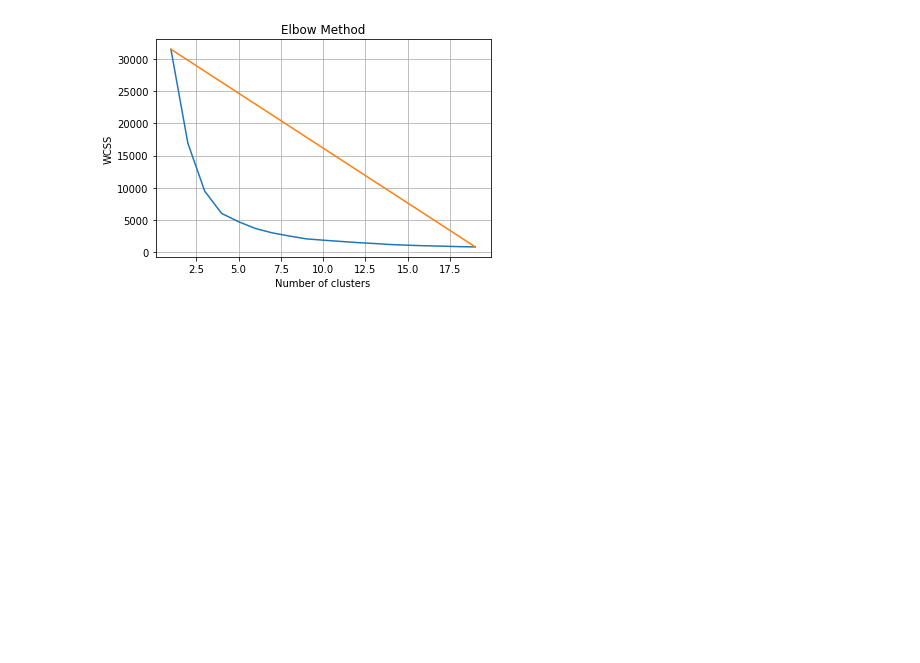
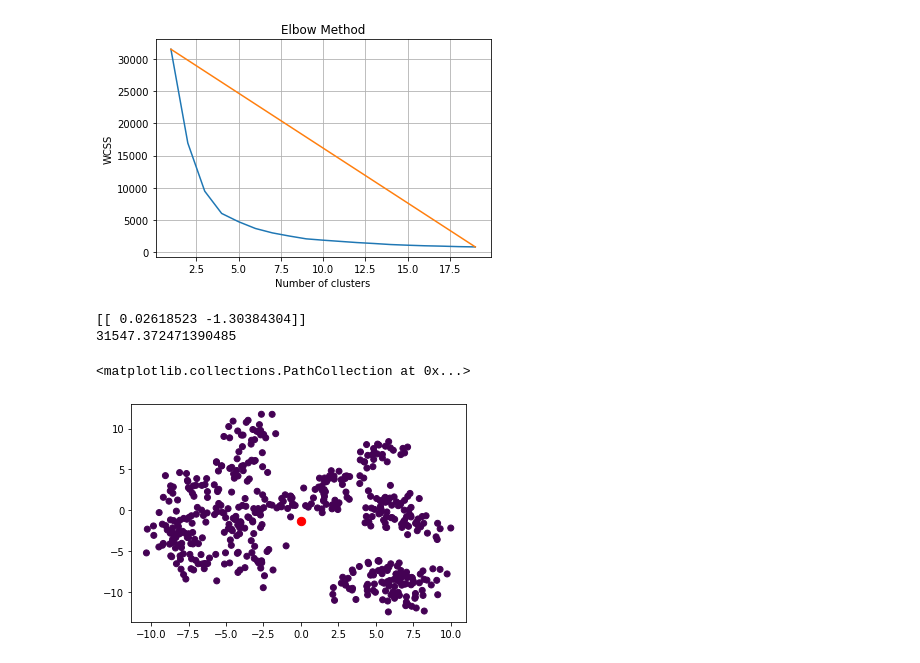
Before and after one commit to marcelomrs/Estudos-de-Python, a Jupyter notebook: exemplo_uso_kmeans.ipynb, the cells around one changed output. Cells and saved outputs as stored; diff of their text form; code cells hidden in the pictures; blank space fills up the shorter version.

```diff
--- a/exemplo_uso_kmeans.ipynb
+++ b/exemplo_uso_kmeans.ipynb
@@ -61,3 +61,24 @@ plt.grid()
 plt.show()
 # %% [output]
 [figure]
+# %%
+## Executando o kmeans com 1 cluster
+kmeans = KMeans(n_clusters=1,init='k-means++',max_iter=300,n_init=10)
+# %%
+## aplicando o kmeans com 1 cluster a amostra aleatória que foi criada
+pred_y = kmeans.fit_predict(X)
+
+## plotando as coordenados do centroide criado e também a distância
+print(kmeans.cluster_centers_)
+print(kmeans.inertia_)
+# %% [output]
+[[ 0.02618523 -1.30384304]]
+31547.372471390485
+# %%
+## plotando o gráfico de dispersão com a amostra criado e o centroide do cluster criado com o kmeans
+
+plt.scatter(X[:,0], X[:,1],c=pred_y)
+plt.scatter(kmeans.cluster_centers_[:,0],kmeans.cluster_centers_[:,1],s=70,c='red')
+# %% [output]
+<matplotlib.collections.PathCollection at 0x...>
+[figure, added]
```
